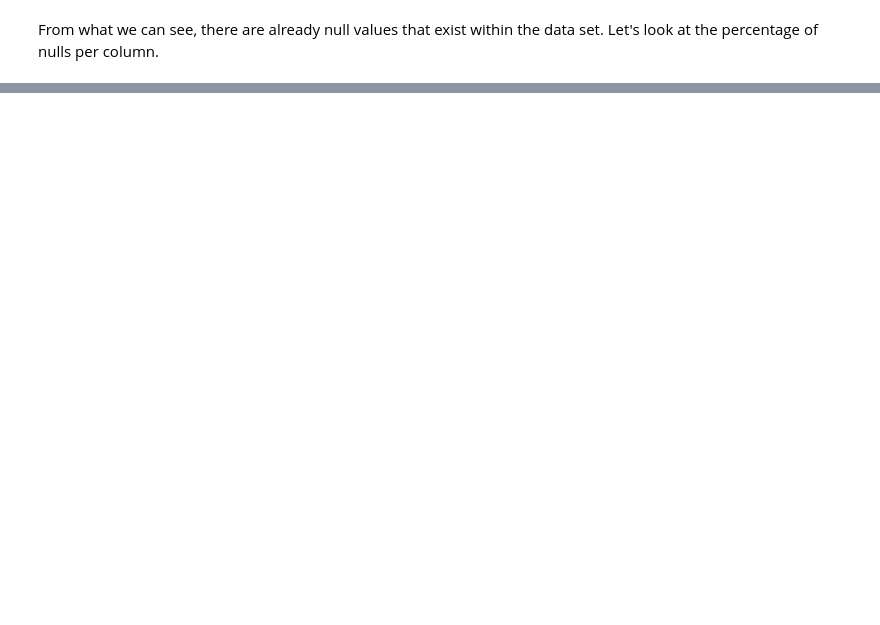
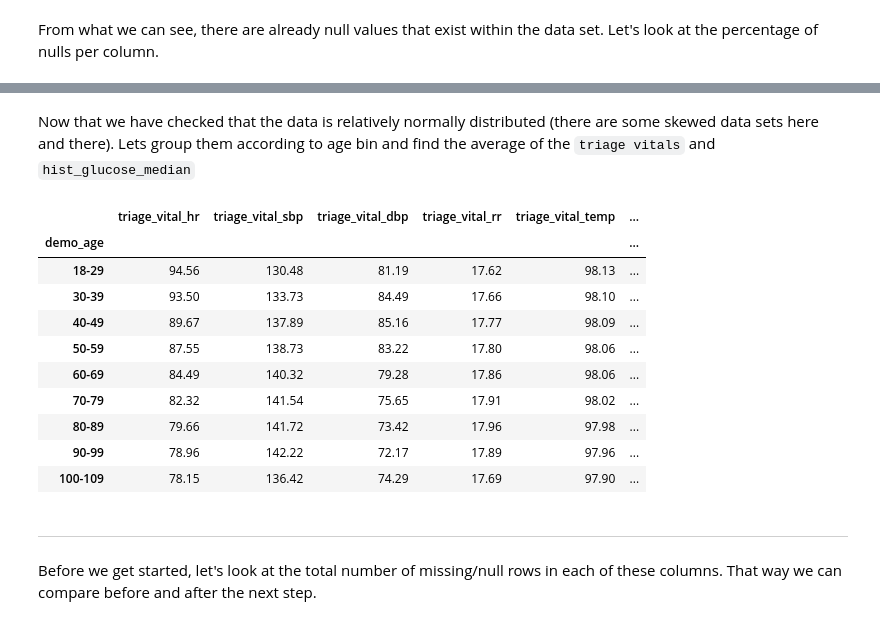
Before and after one commit to lo-klkl/BSTN_Capstone-Diab, a Jupyter notebook: Notebooks/Pt0-Clean.ipynb, the cells around one changed output, grey strips where cells are left out. Drawn from its saved outputs; the diff is of its cells as text; code cells hidden in the pictures; blank space fills up the shorter version.

```diff
--- a/Notebooks/Pt0-Clean.ipynb
+++ b/Notebooks/Pt0-Clean.ipynb
@@ -156,0 +692,4 @@ As we can see, we have a few columns that have null values.
+# %%
+# Loop through the selected columns and replace 2 with 1
+for column in columns_to_update:
+    health_data[column] = health_data[column].replace(2, 1).replace(3, 1)
@@ -156,0 +729,3 @@ As we can see, we have a few columns that have null values.
+# %%
+age_bins = [18, 29, 39, 49, 59, 69, 79, 89, 99, 109]
+age_labels = ['18-29', '30-39', '40-49', '50-59', '60-69', '70-79', '80-89', '90-99', '100-109']
@@ -156,0 +734,3 @@ As we can see, we have a few columns that have null values.
+# %%
+#Classify the age column
+health_data['demo_age'] = pd.cut(health_data['demo_age'], bins=age_bins, labels=age_labels, right=False)
@@ -156,0 +756,12 @@ As we can see, we have a few columns that have null values.
+# %%
+variables = ['triage_vital_hr', 'triage_vital_sbp', 'triage_vital_dbp',
+       'triage_vital_rr', 'triage_vital_temp', 'hist_glucose_median']
+
+for variable in variables:
+    plt.figure()  # Create a new figure for each variable
+    variable_data = health_data[variable].dropna()  # Remove rows with null values
+    plt.hist(variable_data, bins=10, color='lightgreen')
+    plt.xlabel(variable)
+    plt.ylabel('Frequency')
+    plt.title(f'Histogram of {variable}')
+    plt.show()  # Show the histogram for each variable
@@ -156,0 +775,21 @@ As we can see, we have a few columns that have null values.
+# %% [markdown]
+Now that we have checked that the data  is relatively normally distributed (there are some skewed data sets here and there). Lets group them according to age bin and find the average of the `triage vitals` and `hist_glucose_median`
+# %%
+# Calculate the mean for the specified columns by age group
+means_by_age_group = health_data.groupby('demo_age')[variables].mean()
+round(means_by_age_group,2)
+# %% [output]
+|  | triage_vital_hr | triage_vital_sbp | triage_vital_dbp | triage_vital_rr | triage_vital_temp | ... |
+| demo_age |  |  |  |  |  | ... |
+| 18-29 | 94.56 | 130.48 | 81.19 | 17.62 | 98.13 | ... |
+| 30-39 | 93.50 | 133.73 | 84.49 | 17.66 | 98.10 | ... |
+| 40-49 | 89.67 | 137.89 | 85.16 | 17.77 | 98.09 | ... |
+| 50-59 | 87.55 | 138.73 | 83.22 | 17.80 | 98.06 | ... |
+| 60-69 | 84.49 | 140.32 | 79.28 | 17.86 | 98.06 | ... |
+| 70-79 | 82.32 | 141.54 | 75.65 | 17.91 | 98.02 | ... |
+| 80-89 | 79.66 | 141.72 | 73.42 | 17.96 | 97.98 | ... |
+| 90-99 | 78.96 | 142.22 | 72.17 | 17.89 | 97.96 | ... |
+| 100-109 | 78.15 | 136.42 | 74.29 | 17.69 | 97.90 | ... |
+# %% [markdown]
+----
+Before we get started, let's look at the total number of missing/null rows in each of these columns. That way we can compare before and after the next step.
```
Also changed, not shown: parts of 162 cells of this notebook, 3 other files.
